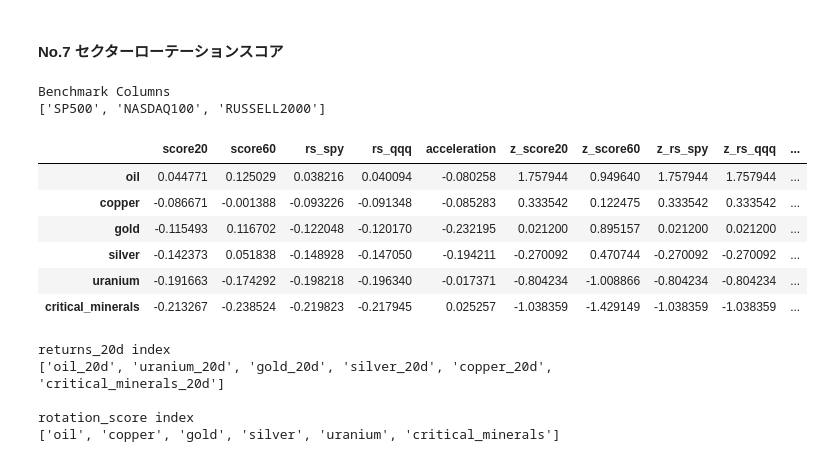
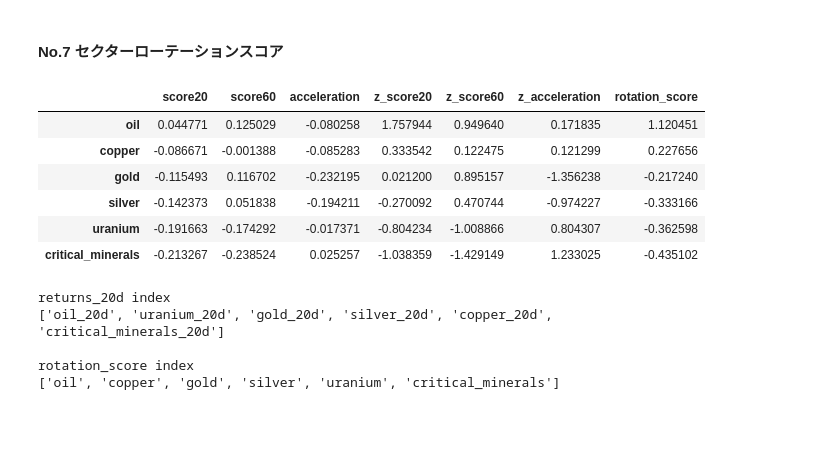
Before and after one commit to nekonabesan/stock_market_analysis, a Jupyter notebook: notebook/short_term_trading_v2_20261016.ipynb, the cells around one changed output. Saved outputs shown, nothing was run; the diff lists cells and outputs as text; code cells hidden in the pictures; blank space fills up the shorter version.

```diff
--- a/notebook/short_term_trading_v2_20261016.ipynb
+++ b/notebook/short_term_trading_v2_20261016.ipynb
@@ -407,7 +407,7 @@ rotation_score = pd.DataFrame(
 )
 
 # ------------------------------------------------------------
-# モメンタム
+# Momentum
 # ------------------------------------------------------------
 
 rotation_score["score20"] = (
@@ -418,43 +418,6 @@ rotation_score["score20"] = (
 rotation_score["score60"] = (
     returns_60d.iloc[-1]
     .rename(lambda x: x.replace("_60d", ""))
-)
-
-# ------------------------------------------------------------
-# ベンチマーク特定
-# ------------------------------------------------------------
-
-print("Benchmark Columns")
-print(benchmark_close.columns.tolist())
-
-# SPY
-if "SPY" in benchmark_close.columns:
-    spy_series = benchmark_close["SPY"]
-else:
-    spy_series = benchmark_close.iloc[:, 0]
-
-# QQQ
-if "QQQ" in benchmark_close.columns:
-    qqq_series = benchmark_close["QQQ"]
-else:
-    qqq_series = benchmark_close.iloc[:, 1]
-
-# ------------------------------------------------------------
-# Relative Strength
-# ------------------------------------------------------------
-
-spy_20 = spy_series.pct_change(20).iloc[-1]
-
-qqq_20 = qqq_series.pct_change(20).iloc[-1]
-
-rotation_score["rs_spy"] = (
-    rotation_score["score20"]
-    - spy_20
-)
-
-rotation_score["rs_qqq"] = (
-    rotation_score["score20"]
-    - qqq_20
 )
 
 # ------------------------------------------------------------
@@ -479,8 +442,6 @@ rotation_score = rotation_score.dropna()
 for col in [
     "score20",
     "score60",
-    "rs_spy",
-    "rs_qqq",
     "acceleration"
 ]:
 
@@ -490,47 +451,43 @@ for col in [
 
         rotation_score[f"z_{col}"] = (
             rotation_score[col]
             - rotation_score[col].mean()
         ) / std
 
     else:
 
         rotation_score[f"z_{col}"] = 0
 
 # ------------------------------------------------------------
 # Composite Score
 # ------------------------------------------------------------
 
 rotation_score["rotation_score"] = (
 
-      0.35 * rotation_score["z_score20"]
-    + 0.15 * rotation_score["z_score60"]
-    + 0.20 * rotation_score["z_rs_spy"]
-    + 0.10 * rotation_score["z_rs_qqq"]
-    + 0.20 * rotation_score["z_acceleration"]
+      0.50 * rotation_score["z_score20"]
+    + 0.20 * rotation_score["z_score60"]
+    + 0.30 * rotation_score["z_acceleration"]
 
 )
 
 # ------------------------------------------------------------
 # Rank
 # ------------------------------------------------------------
 
 rotation_score = rotation_score.sort_values(
     "rotation_score",
     ascending=False
 )
 
 rotation_score
 # %% [output]
-Benchmark Columns
-['SP500', 'NASDAQ100', 'RUSSELL2000']
-|  | score20 | score60 | rs_spy | rs_qqq | acceleration | z_score20 | z_score60 | z_rs_spy | z_rs_qqq | ... |
-| oil | 0.044771 | 0.125029 | 0.038216 | 0.040094 | -0.080258 | 1.757944 | 0.949640 | 1.757944 | 1.757944 | ... |
-| copper | -0.086671 | -0.001388 | -0.093226 | -0.091348 | -0.085283 | 0.333542 | 0.122475 | 0.333542 | 0.333542 | ... |
-| gold | -0.115493 | 0.116702 | -0.122048 | -0.120170 | -0.232195 | 0.021200 | 0.895157 | 0.021200 | 0.021200 | ... |
-| silver | -0.142373 | 0.051838 | -0.148928 | -0.147050 | -0.194211 | -0.270092 | 0.470744 | -0.270092 | -0.270092 | ... |
-| uranium | -0.191663 | -0.174292 | -0.198218 | -0.196340 | -0.017371 | -0.804234 | -1.008866 | -0.804234 | -0.804234 | ... |
-| critical_minerals | -0.213267 | -0.238524 | -0.219823 | -0.217945 | 0.025257 | -1.038359 | -1.429149 | -1.038359 | -1.038359 | ... |
+|  | score20 | score60 | acceleration | z_score20 | z_score60 | z_acceleration | rotation_score |
+| oil | 0.044771 | 0.125029 | -0.080258 | 1.757944 | 0.949640 | 0.171835 | 1.120451 |
+| copper | -0.086671 | -0.001388 | -0.085283 | 0.333542 | 0.122475 | 0.121299 | 0.227656 |
+| gold | -0.115493 | 0.116702 | -0.232195 | 0.021200 | 0.895157 | -1.356238 | -0.217240 |
+| silver | -0.142373 | 0.051838 | -0.194211 | -0.270092 | 0.470744 | -0.974227 | -0.333166 |
+| uranium | -0.191663 | -0.174292 | -0.017371 | -0.804234 | -1.008866 | 0.804307 | -0.362598 |
+| critical_minerals | -0.213267 | -0.238524 | 0.025257 | -1.038359 | -1.429149 | 1.233025 | -0.435102 |
 # %%
 print("returns_20d index")
 print(returns_20d.iloc[-1].index.tolist())
```
Also changed, not shown: parts of 5 cells of this notebook, 12 other files.
